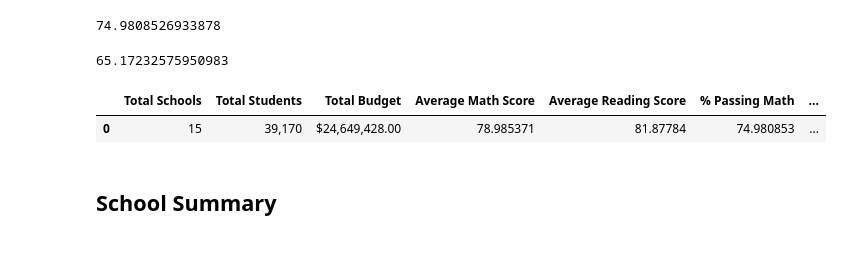
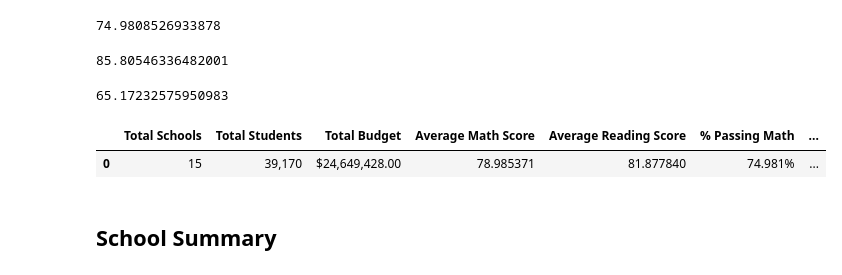
Before and after one commit to vivsarraf/pandas-challenge, a Jupyter notebook: PyCitySchools/PyCitySchools_starter.ipynb, the cells around one changed output. Drawn from its saved outputs; the diff is of its cells as text; code cells hidden in the pictures.

Commit message:
Updated PycitySchools District Summary

```diff
--- a/PyCitySchools/PyCitySchools_starter.ipynb
+++ b/PyCitySchools/PyCitySchools_starter.ipynb
@@ -50,13 +50,13 @@ total_budget
 24649428
 # %%
 # Calculate the average (mean) math score
-average_math_score =
+average_math_score = school_data_complete["math_score"].mean()
 average_math_score
 # %% [output]
 78.98537145774827
 # %%
 # Calculate the average (mean) reading score
-average_reading_score =
+average_reading_score = school_data_complete["reading_score"].mean()
 average_reading_score
 # %% [output]
 81.87784018381414
@@ -69,8 +69,11 @@ passing_math_percentage
 74.9808526933878
 # %%
 # Calculate the percentage of students who passed reading (hint: look at how the math percentage was calculated)
-passing_reading_count =
-passing_reading_percentage =
+passing_reading_count = school_data_complete[(school_data_complete["reading_score"] >= 70)].count()["student_name"]
+passing_reading_percentage = passing_reading_count / float(student_count) * 100
+passing_reading_percentage
+# %% [output]
+85.80546336482001
 # %%
 # Use the following to calculate the percentage of students that passed math and reading
 passing_math_reading_count = school_data_complete[
@@ -82,17 +85,29 @@ overall_passing_rate
 65.17232575950983
 # %%
 # Create a high-level snapshot of the district's key metrics in a DataFrame
-district_summary =
+district_summary = pd.DataFrame ({"Total Schools" : [school_count],
+                                  "Total Students" : [student_count],
+                                  "Total Budget" : [total_budget],
+                                  "Average Math Score" : [average_math_score],
+                                  "Average Reading Score" : [average_reading_score],
+                                  "% Passing Math" : [passing_math_percentage],
+                                  "% Passing Reading" : [passing_reading_percentage],
+                                  "% Overall Passing" : [overall_passing_rate]})
 
 # Formatting
 district_summary["Total Students"] = district_summary["Total Students"].map("{:,}".format)
 district_summary["Total Budget"] = district_summary["Total Budget"].map("${:,.2f}".format)
+district_summary["Average Math Score"] = district_summary["Average Math Score"].map("{:,.6f}".format)
+district_summary["Average Reading Score"] = district_summary["Average Reading Score"].map("{:,.6f}".format)
+district_summary["% Passing Math"] = district_summary["% Passing Math"].map("{:,.3f}%".format)
+district_summary["% Passing Reading"] = district_summary["% Passing Reading"].map("{:,.3f}%".format)
+district_summary["% Overall Passing"] = district_summary["% Overall Passing"].map("{:,.3f}%".format)
 
 # Display the DataFrame
 district_summary
 # %% [output]
 |  | Total Schools | Total Students | Total Budget | Average Math Score | Average Reading Score | % Passing Math | ... |
-| 0 | 15 | 39,170 | $24,649,428.00 | 78.985371 | 81.87784 | 74.980853 | ... |
+| 0 | 15 | 39,170 | $24,649,428.00 | 78.985371 | 81.877840 | 74.981% | ... |
 # %% [markdown]
 ## School Summary
 # %%
```
Also changed, not shown: parts of 1 cell of this notebook.
